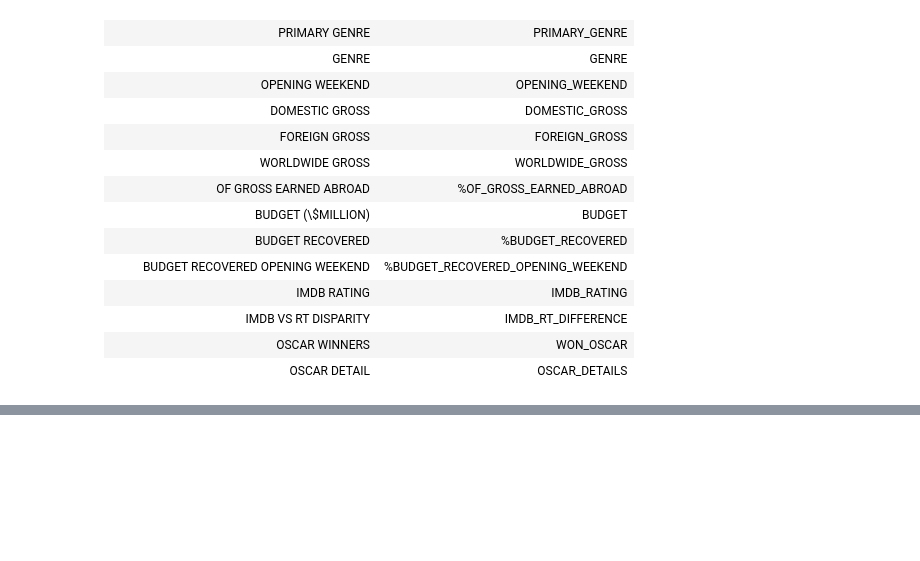
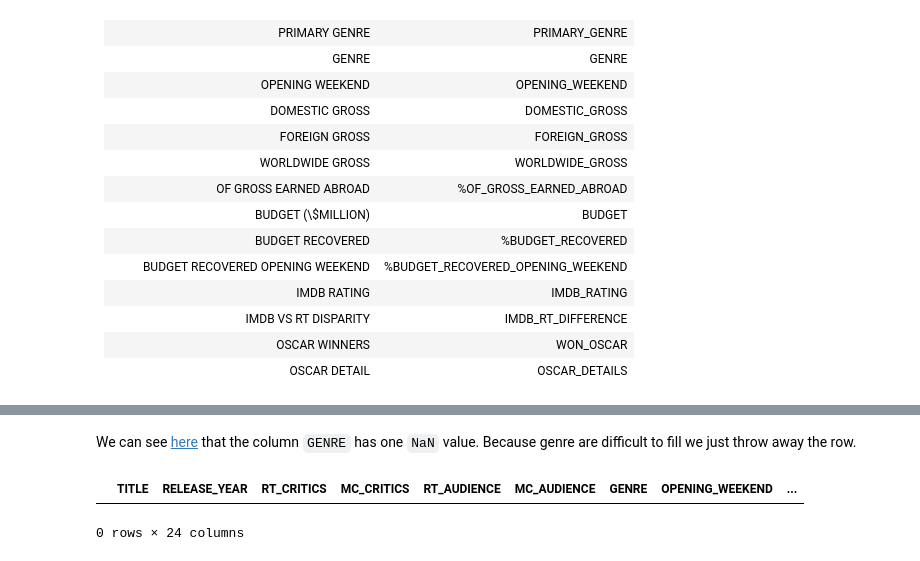
Before and after one commit to NikosGour/Data-Mining-Assignment, a Jupyter notebook: report.ipynb, the cells around one changed output, grey strips where cells are left out. Saved outputs shown, nothing was run; the diff lists cells and outputs as text; code cells hidden in the pictures; blank space fills up the shorter version.

```diff
--- a/report.ipynb
+++ b/report.ipynb
@@ -113,0 +487,7 @@ Some columns are calculable (`Average audience`,`Budget recovered`,etc.), so in
+# %% [markdown]
+We can see <a href="#Renaming-of-Columns">here</a> that the column `GENRE` has one `NaN` value. Because genre are difficult to fill we just throw away the row.
+# %%
+df[df['GENRE'].isna()]
+# %% [output]
+|  | TITLE | RELEASE_YEAR | RT_CRITICS | MC_CRITICS | RT_AUDIENCE | MC_AUDIENCE | GENRE | OPENING_WEEKEND | ... |
+0 rows × 24 columns
```
Also changed, not shown: parts of 49 cells of this notebook, 1 other file.
